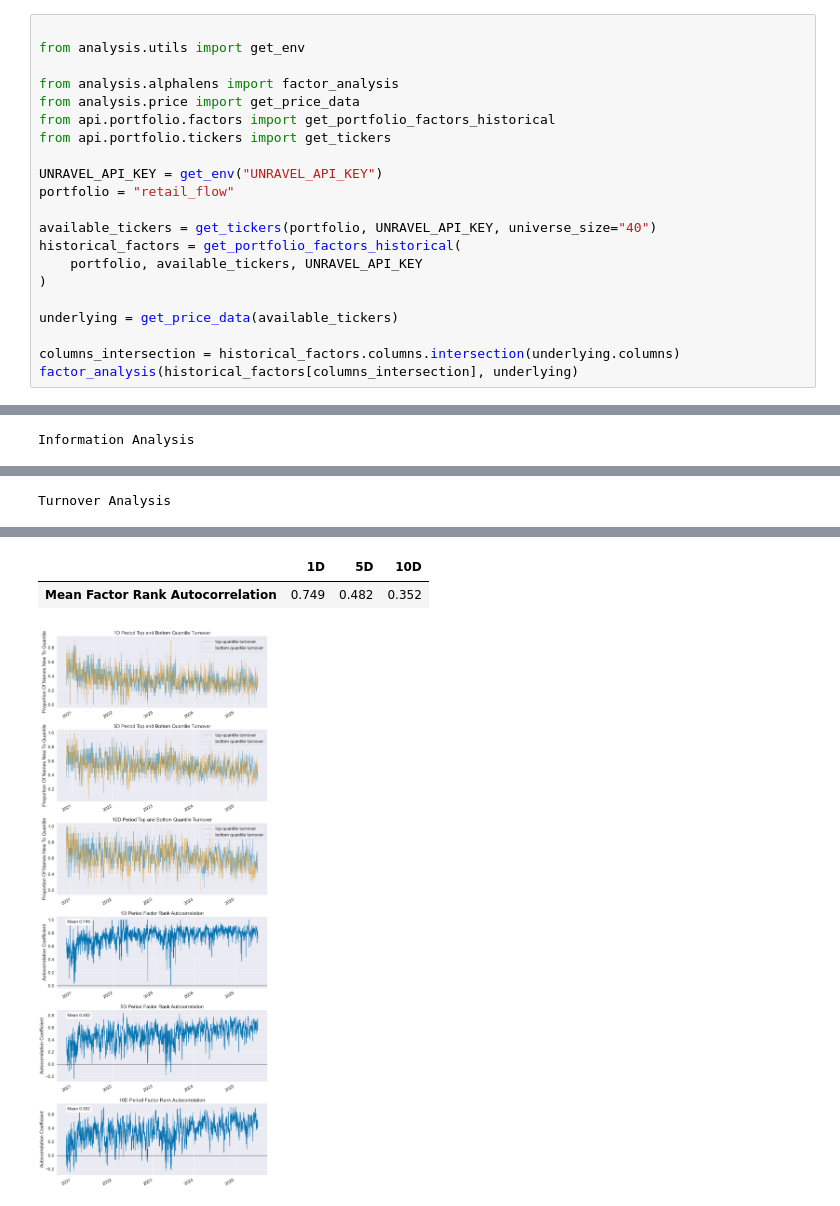
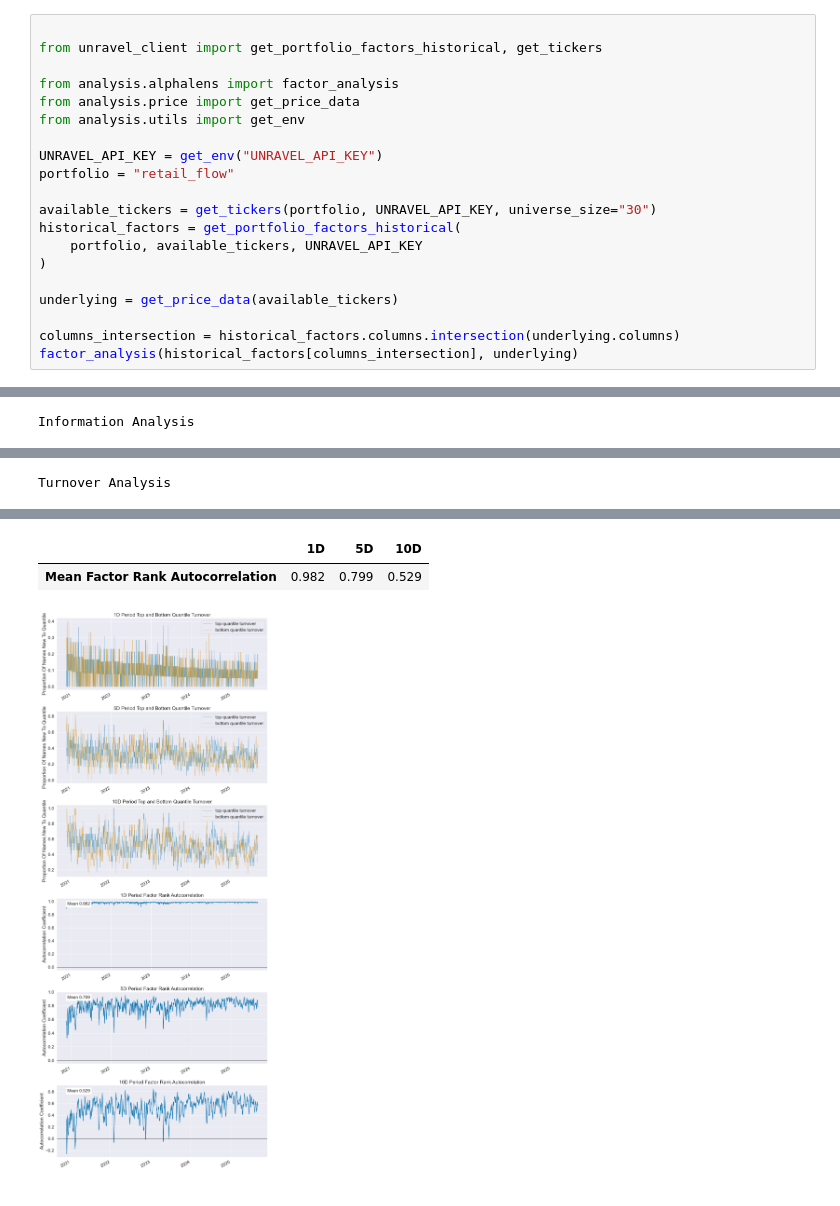
Before and after one commit to unravel-finance/api-guide, a Jupyter notebook: factor_analysis_retail_flow.ipynb, the cells around one changed output, grey strips where cells are left out. Saved outputs shown, nothing was run; the diff lists cells and outputs as text.

```diff
--- a/factor_analysis_retail_flow.ipynb
+++ b/factor_analysis_retail_flow.ipynb
@@ -1,16 +1,15 @@
 # %%
 
-from analysis.utils import get_env
+from unravel_client import get_portfolio_factors_historical, get_tickers
 
 from analysis.alphalens import factor_analysis
 from analysis.price import get_price_data
-from api.portfolio.factors import get_portfolio_factors_historical
-from api.portfolio.tickers import get_tickers
+from analysis.utils import get_env
 
 UNRAVEL_API_KEY = get_env("UNRAVEL_API_KEY")
 portfolio = "retail_flow"
 
-available_tickers = get_tickers(portfolio, UNRAVEL_API_KEY, universe_size="40")
+available_tickers = get_tickers(portfolio, UNRAVEL_API_KEY, universe_size="30")
 historical_factors = get_portfolio_factors_historical(
     portfolio, available_tickers, UNRAVEL_API_KEY
 )
@@ -70,3 +61,3 @@ Turnover Analysis
 |  | 1D | 5D | 10D |
-| Mean Factor Rank Autocorrelation | 0.749 | 0.482 | 0.352 |
+| Mean Factor Rank Autocorrelation | 0.982 | 0.799 | 0.529 |
-[figure, old version]
+[figure, new version]
```
Also changed, not shown: parts of 1 cell of this notebook, 7 other files.
